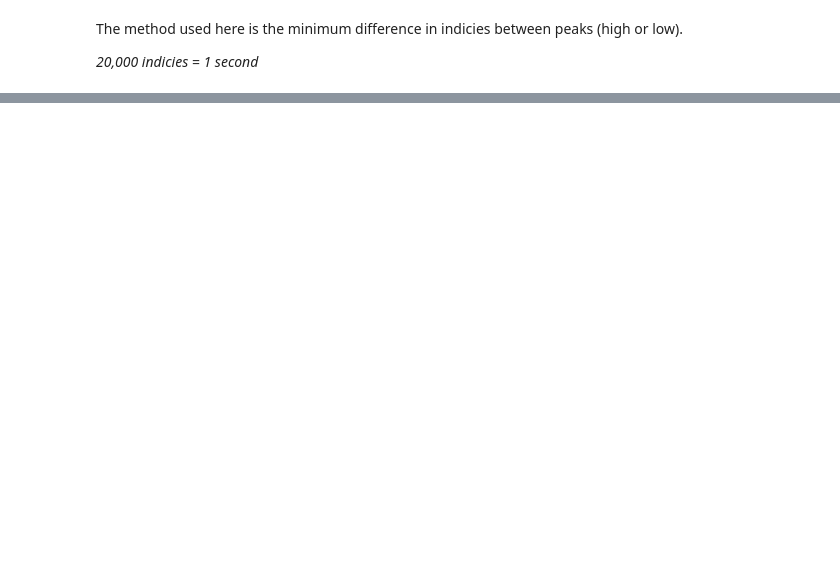
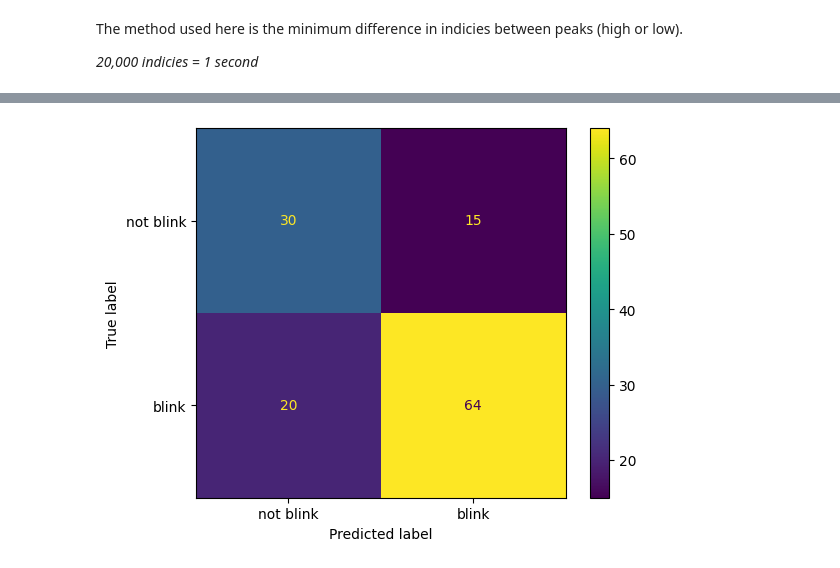
Before and after one commit to edward-ji/eyePlay, a Jupyter notebook: analysis/event.ipynb, the cells around one changed output, grey strips where cells are left out. Saved outputs shown, nothing was run; the diff lists cells and outputs as text; code cells hidden in the pictures; blank space fills up the shorter version.

```diff
--- a/analysis/event.ipynb
+++ b/analysis/event.ipynb
@@ -369,0 +375,6 @@ score: 82.6%
+# %%
+cm = confusion_matrix(y, model.predict(X))
+ConfusionMatrixDisplay(cm, display_labels=["not blink", "blink"]).plot()
+plt.show()
+# %% [output]
+[figure, added]
```
Also changed, not shown: parts of 16 cells of this notebook.
